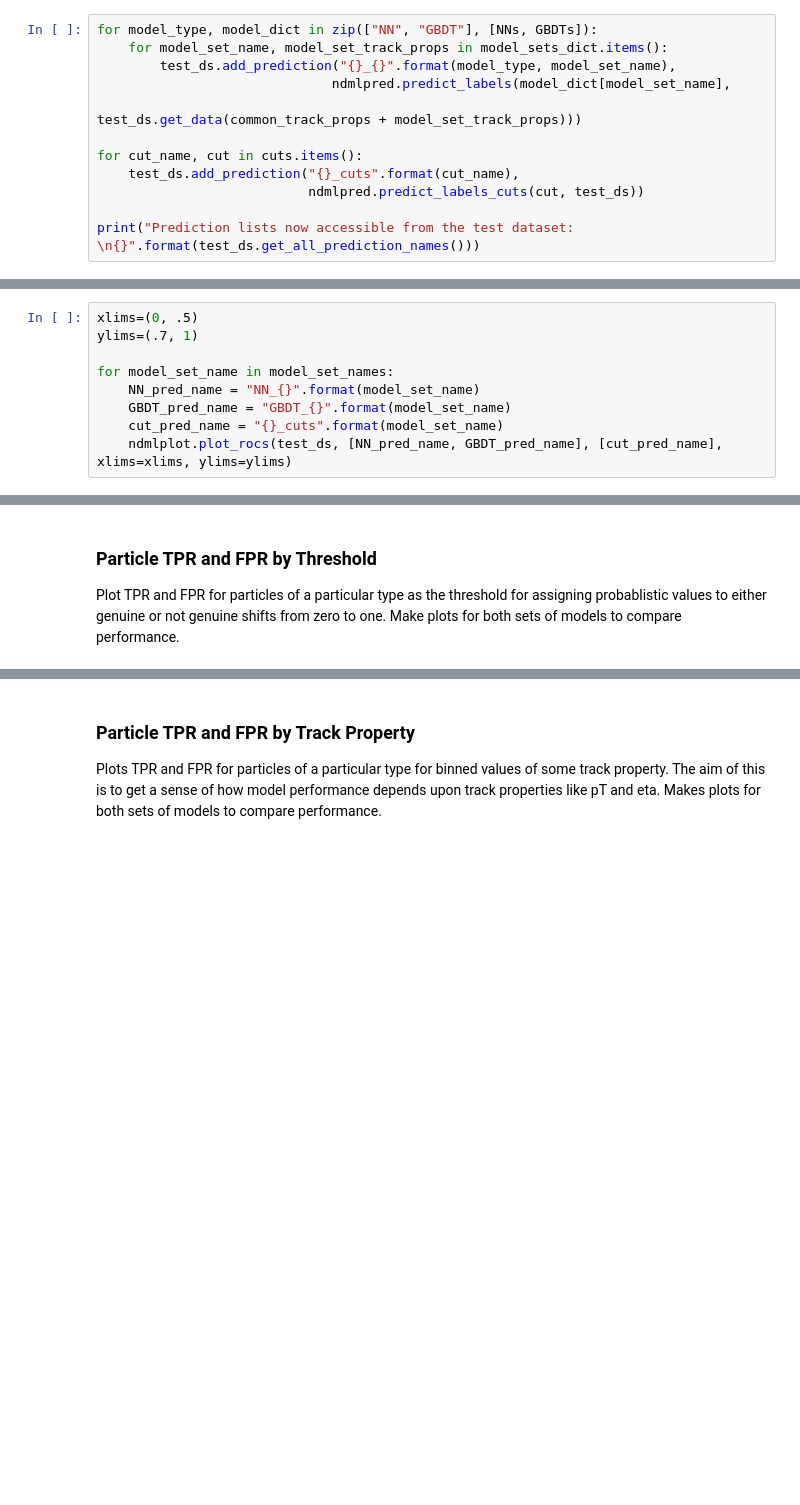
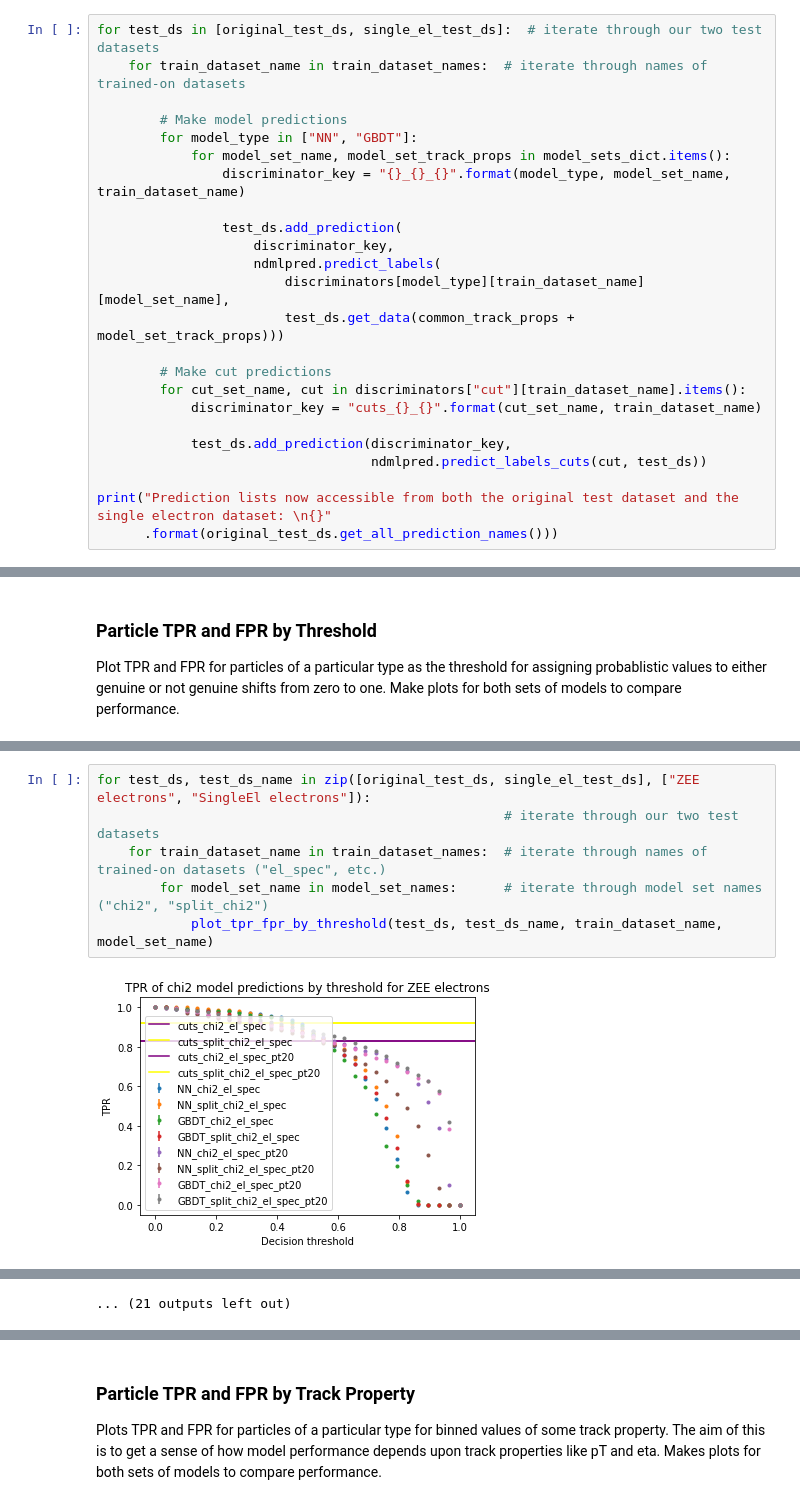
Before and after one commit to cqpancoast/cms-tracktrigger-ml, a Jupyter notebook: electronstudy.ipynb, the cells around one changed output, grey strips where cells are left out. Cells and saved outputs as stored; diff of their text form; blank space fills up the shorter version.

```diff
--- a/electronstudy.ipynb
+++ b/electronstudy.ipynb
@@ -195,13 +389,25 @@ Use the test dataset `test_ds` that hasn't been used for training to make predic
 # %%
-for model_type, model_dict in zip(["NN", "GBDT"], [NNs, GBDTs]):
-    for model_set_name, model_set_track_props in model_sets_dict.items():
-        test_ds.add_prediction("{}_{}".format(model_type, model_set_name),
-                              ndmlpred.predict_labels(model_dict[model_set_name],
-                                                      test_ds.get_data(common_track_props + model_set_track_props)))
+for test_ds in [original_test_ds, single_el_test_ds]:  # iterate through our two test datasets
+    for train_dataset_name in train_dataset_names:  # iterate through names of trained-on datasets
 
-for cut_name, cut in cuts.items():
-    test_ds.add_prediction("{}_cuts".format(cut_name),
-                           ndmlpred.predict_labels_cuts(cut, test_ds))
+        # Make model predictions
+        for model_type in ["NN", "GBDT"]:
+            for model_set_name, model_set_track_props in model_sets_dict.items():
+                discriminator_key = "{}_{}_{}".format(model_type, model_set_name, train_dataset_name)
 
-print("Prediction lists now accessible from the test dataset: \n{}".format(test_ds.get_all_prediction_names()))
+                test_ds.add_prediction(
+                    discriminator_key,
+                    ndmlpred.predict_labels(
+                        discriminators[model_type][train_dataset_name][model_set_name],
+                        test_ds.get_data(common_track_props + model_set_track_props)))
+
+        # Make cut predictions
+        for cut_set_name, cut in discriminators["cut"][train_dataset_name].items():
+            discriminator_key = "cuts_{}_{}".format(cut_set_name, train_dataset_name)
+
+            test_ds.add_prediction(discriminator_key,
+                                   ndmlpred.predict_labels_cuts(cut, test_ds))
+
+print("Prediction lists now accessible from both the original test dataset and the single electron dataset: \n{}"
+      .format(original_test_ds.get_all_prediction_names()))
 # %% [output]
@@ -224,9 +443,0 @@ Plot the models' paths through TPR/FPR space as the threshold on probablisticall
-# %%
-xlims=(0, .5)
-ylims=(.7, 1)
-
-for model_set_name in model_set_names:
-    NN_pred_name = "NN_{}".format(model_set_name)
-    GBDT_pred_name = "GBDT_{}".format(model_set_name)
-    cut_pred_name = "{}_cuts".format(model_set_name)
-    ndmlplot.plot_rocs(test_ds, [NN_pred_name, GBDT_pred_name], [cut_pred_name], xlims=xlims, ylims=ylims)
@@ -266,0 +479,8 @@ for pred_comparison, pred_comp_name in zip(
+# %%
+for test_ds, test_ds_name in zip([original_test_ds, single_el_test_ds], ["ZEE electrons", "SingleEl electrons"]):
+                                                    # iterate through our two test datasets
+    for train_dataset_name in train_dataset_names:  # iterate through names of trained-on datasets ("el_spec", etc.)
+        for model_set_name in model_set_names:      # iterate through model set names ("chi2", "split_chi2")
+            plot_tpr_fpr_by_threshold(test_ds, test_ds_name, train_dataset_name, model_set_name)
+# %% [output]
+[figure, added]
@@ -266,0 +498 @@ for pred_comparison, pred_comp_name in zip(
+... (21 outputs left out)
```
Also changed, not shown: parts of 73 cells of this notebook, 2 other files.
